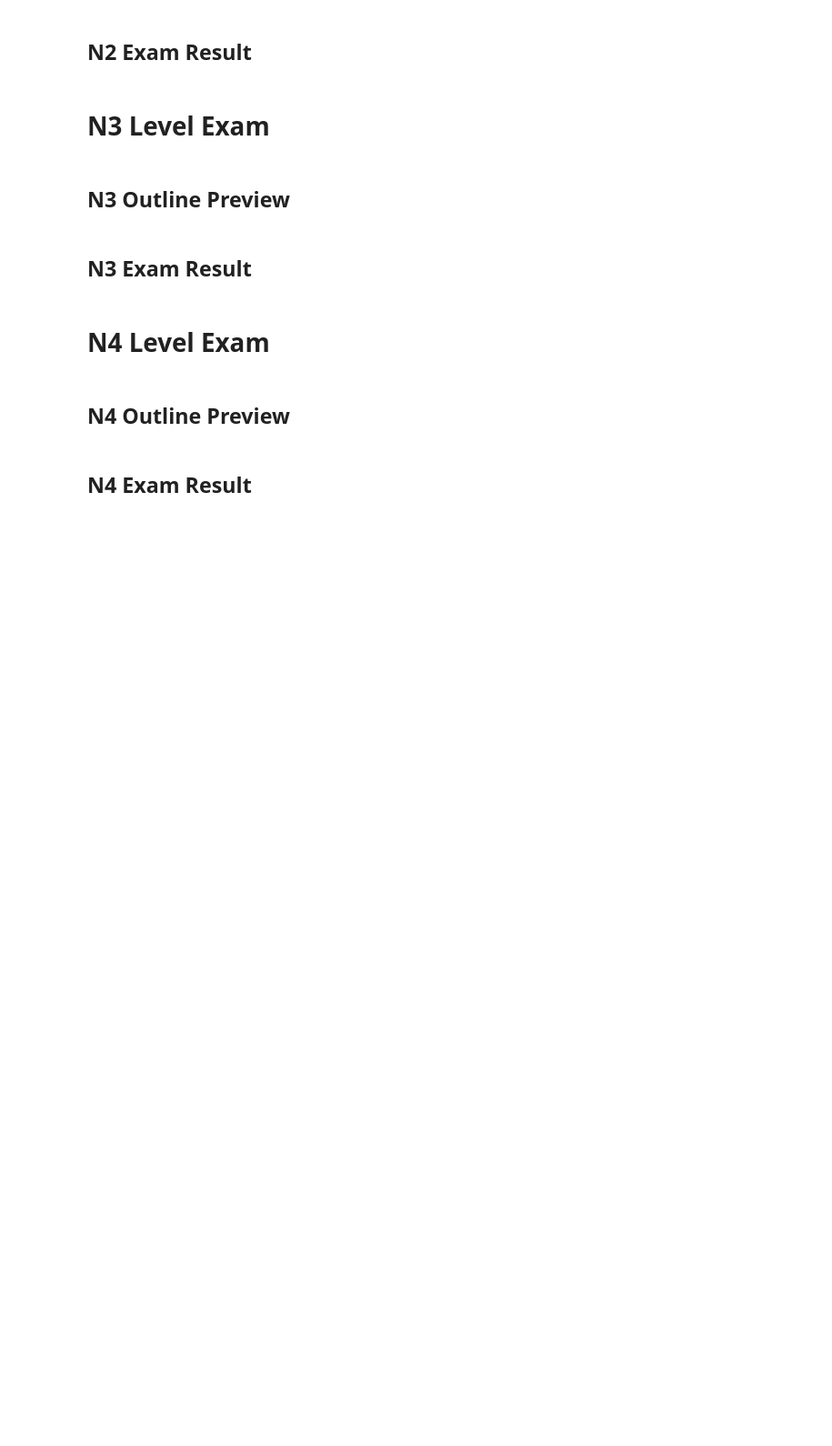
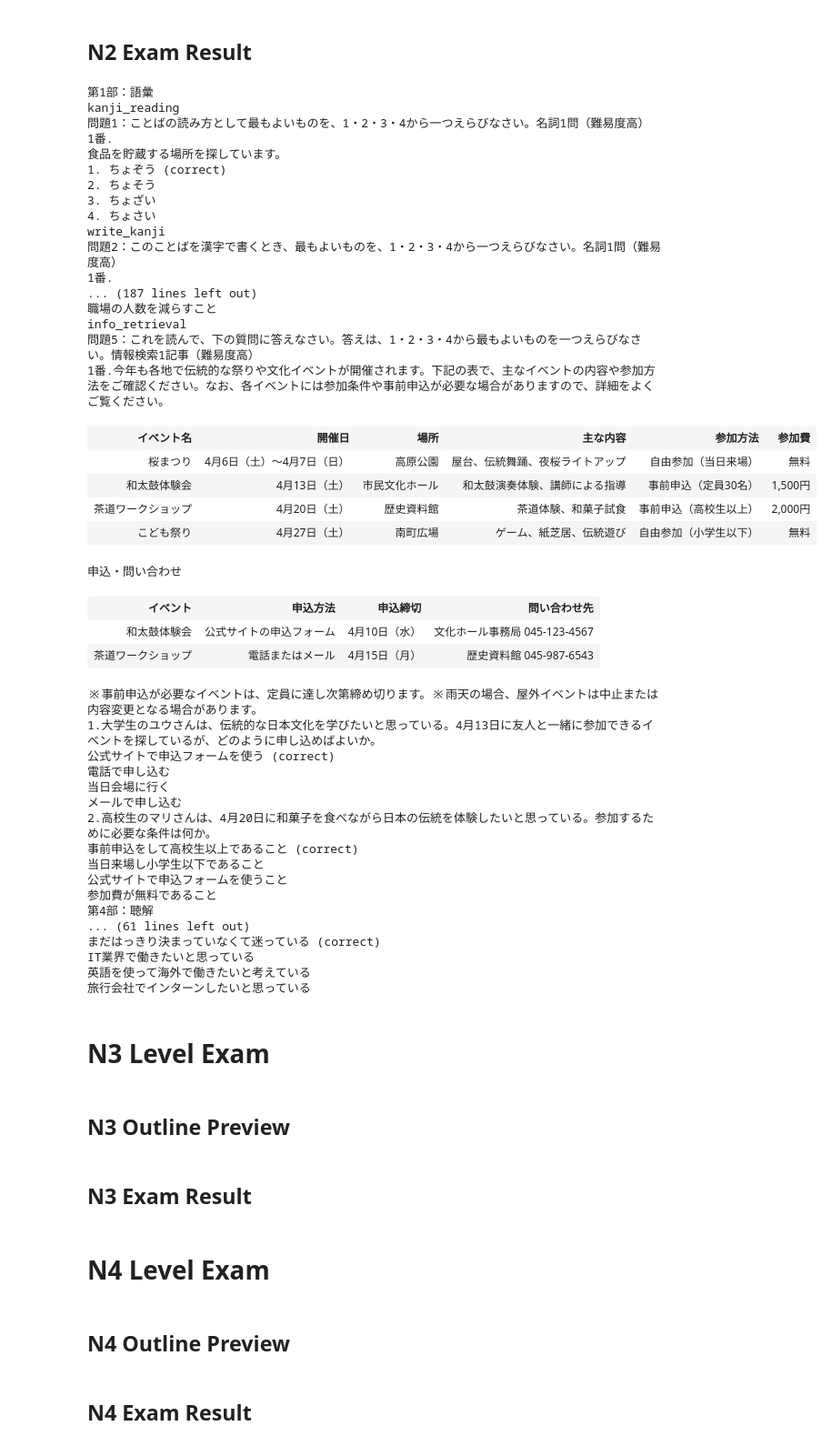
Before and after one commit to gibsonx/jlpt_simulator, a Jupyter notebook: outliner.ipynb, the cells around one changed output. Shown at 91% size. Drawn from its saved outputs; the diff is of its cells as text; code cells hidden in the pictures; blank space fills up the shorter version.

```diff
--- a/outliner.ipynb
+++ b/outliner.ipynb
@@ -60,6 +60,6 @@ from graphs.common.TaskRunner import TaskRunner
 # %% [markdown]
 # N2 Level Exam
 # %%
-runner = TaskRunner(level="N2", exam_type="full_exam")
-n2_inserted_id, n2_outline, n2_exam_paper = runner.run()
+runner = TaskRunner(level="N2", exam_type="fast_exam")
+n2_outline, n2_exam_paper = runner.run()
 # %% [output]
@@ -89,8 +150,47 @@ display(Markdown(n2_outline.as_str))
 # %%
 html_output = render_to_html(n2_exam_paper['sections'])
 display(HTML(html_output))
-timestamp = datetime.datetime.now().strftime("%Y%m%d_%H%M%S")
-filename = f"./output/jlpt_simulator/JLPT_N2_{timestamp}.html"
-
-with open(filename, "w", encoding="utf-8") as file:
-    file.write(html_output)
+# %% [output]
+第1部：語彙
+kanji_reading
+問題1：ことばの読み方として最もよいものを、1・2・3・4から一つえらびなさい。名詞1問（難易度高）
+1番.
+食品を貯蔵する場所を探しています。
+1. ちょぞう (correct)
+2. ちょそう
+3. ちょざい
+4. ちょさい
+write_kanji
+問題2：このことばを漢字で書くとき、最もよいものを、1・2・3・4から一つえらびなさい。名詞1問（難易度高）
+1番.
+... (187 lines left out)
+職場の人数を減らすこと
+info_retrieval
+問題5：これを読んで、下の質問に答えなさい。答えは、1・2・3・4から最もよいものを一つえらびなさい。情報検索1記事（難易度高）
+1番.今年も各地で伝統的な祭りや文化イベントが開催されます。下記の表で、主なイベントの内容や参加方法をご確認ください。なお、各イベントには参加条件や事前申込が必要な場合がありますので、詳細をよくご覧ください。
+| イベント名 | 開催日 | 場所 | 主な内容 | 参加方法 | 参加費 |
+| 桜まつり | 4月6日（土）～4月7日（日） | 高原公園 | 屋台、伝統舞踊、夜桜ライトアップ | 自由参加（当日来場） | 無料 |
+| 和太鼓体験会 | 4月13日（土） | 市民文化ホール | 和太鼓演奏体験、講師による指導 | 事前申込（定員30名） | 1,500円 |
+| 茶道ワークショップ | 4月20日（土） | 歴史資料館 | 茶道体験、和菓子試食 | 事前申込（高校生以上） | 2,000円 |
+| こども祭り | 4月27日（土） | 南町広場 | ゲーム、紙芝居、伝統遊び | 自由参加（小学生以下） | 無料 |
+申込・問い合わせ
+| イベント | 申込方法 | 申込締切 | 問い合わせ先 |
+| 和太鼓体験会 | 公式サイトの申込フォーム | 4月10日（水） | 文化ホール事務局 045-123-4567 |
+| 茶道ワークショップ | 電話またはメール | 4月15日（月） | 歴史資料館 045-987-6543 |
+※事前申込が必要なイベントは、定員に達し次第締め切ります。※雨天の場合、屋外イベントは中止または内容変更となる場合があります。
+1.大学生のユウさんは、伝統的な日本文化を学びたいと思っている。4月13日に友人と一緒に参加できるイベントを探しているが、どのように申し込めばよいか。
+公式サイトで申込フォームを使う (correct)
+電話で申し込む
+当日会場に行く
+メールで申し込む
+2.高校生のマリさんは、4月20日に和菓子を食べながら日本の伝統を体験したいと思っている。参加するために必要な条件は何か。
+事前申込をして高校生以上であること (correct)
+当日来場し小学生以下であること
+公式サイトで申込フォームを使うこと
+参加費が無料であること
+第4部：聴解
+... (61 lines left out)
+まだはっきり決まっていなくて迷っている (correct)
+IT業界で働きたいと思っている
+英語を使って海外で働きたいと考えている
+旅行会社でインターンしたいと思っている
```
Also changed, not shown: parts of 7 cells of this notebook, 9 other files.
